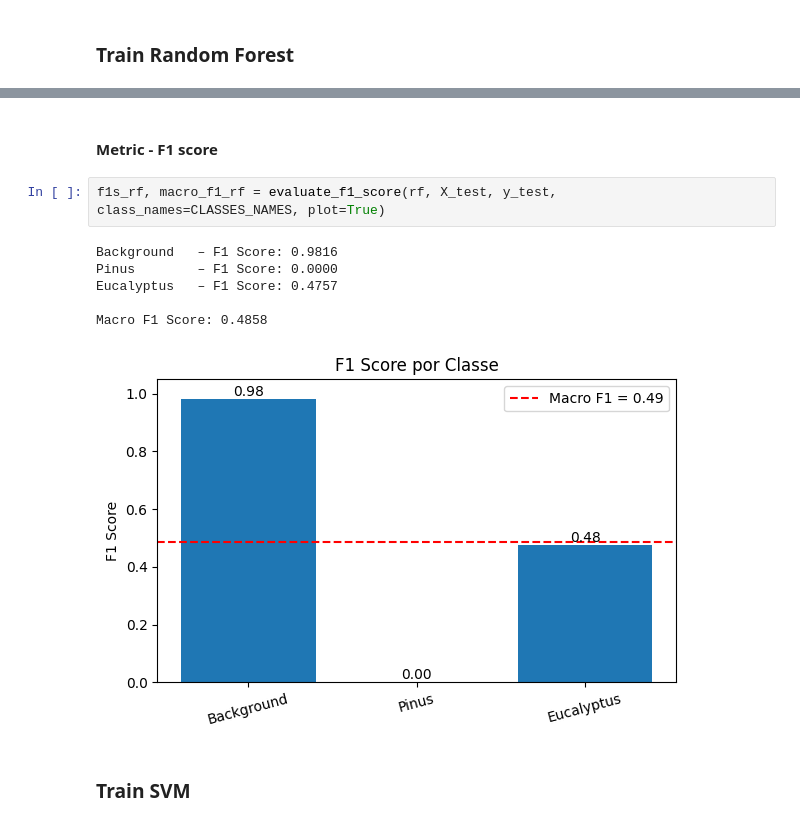
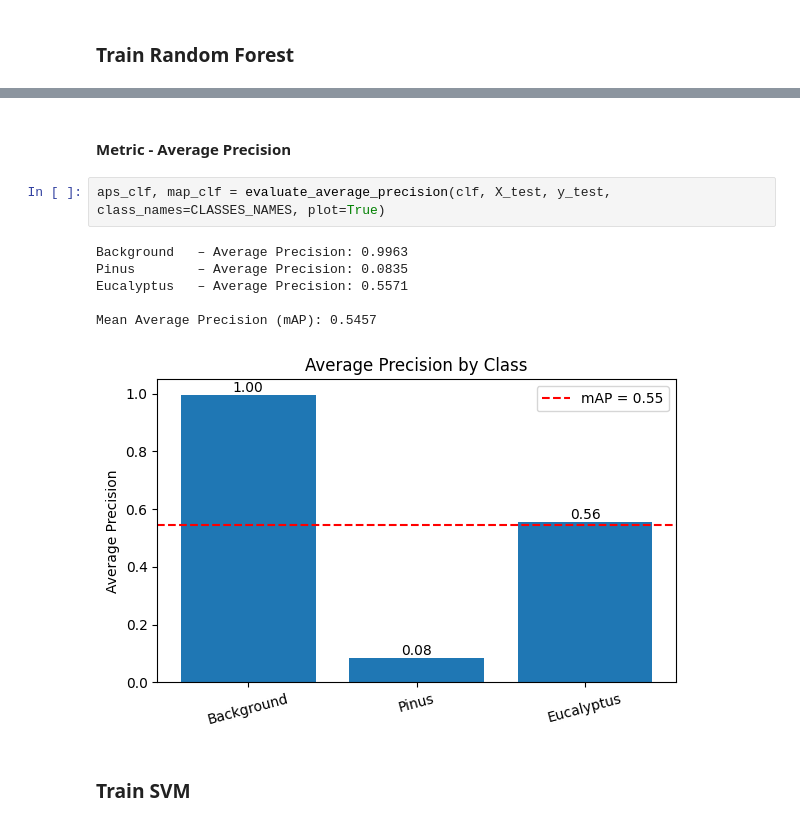
Before and after one commit to wilgomoreira/spotlite, a Jupyter notebook: train_and_test_traditional - 3 - 2 etaps.ipynb, the cells around one changed output, grey strips where cells are left out. Cells and saved outputs as stored; diff of their text form.

```diff
--- a/train_and_test_traditional 2.ipynb
+++ b/train_and_test_traditional - 3 - 2 etaps.ipynb
@@ -270,14 +342,14 @@ weighted avg     0.9510    0.9641    0.9546  12517376
 # %% [markdown]
-#### Metric - F1 score
+#### Metric - Average Precision
 # %%
-f1s_rf, macro_f1_rf = evaluate_f1_score(rf, X_test, y_test, class_names=CLASSES_NAMES, plot=True)
+aps_clf, map_clf = evaluate_average_precision(clf, X_test, y_test, class_names=CLASSES_NAMES, plot=True)
 # %% [output]
-Background   – F1 Score: 0.9816
-Pinus        – F1 Score: 0.0000
-Eucalyptus   – F1 Score: 0.4757
+Background   – Average Precision: 0.9963
+Pinus        – Average Precision: 0.0835
+Eucalyptus   – Average Precision: 0.5571
 
-Macro F1 Score: 0.4858
+Mean Average Precision (mAP): 0.5457
-[figure, old version]
+[figure, new version]
 # %% [markdown]
 ### Train SVM
 # %%
```
Also changed, not shown: parts of 8 cells of this notebook, 5 other files.
